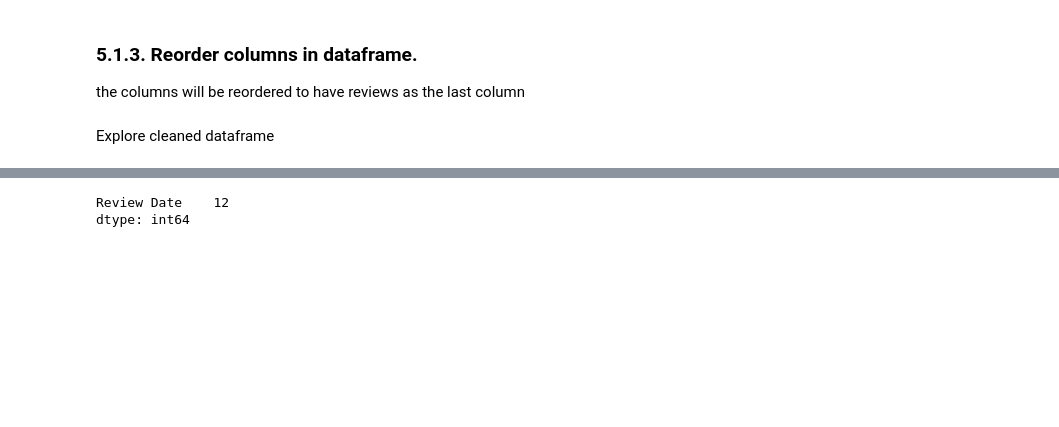
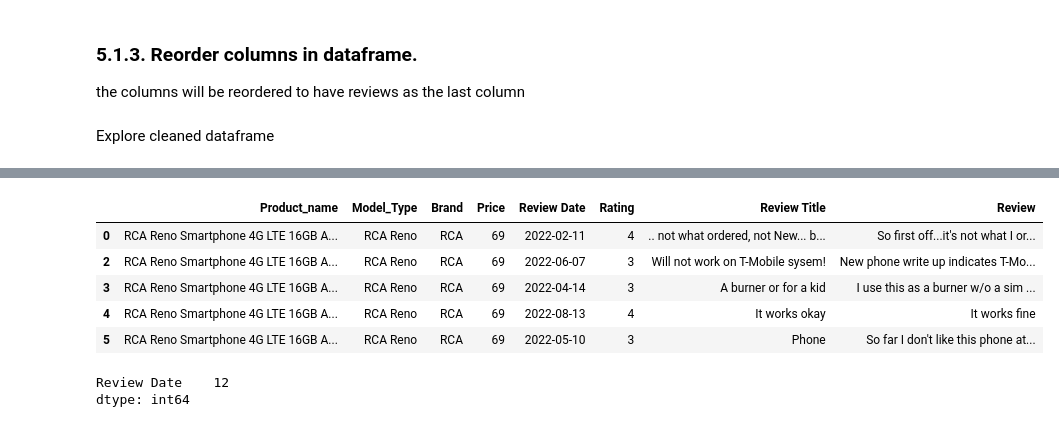
Before and after one commit to Mercy-Njambi/Mobile-Phone-Sentiment-Analysis, a Jupyter notebook: Mobile_Phone_Sentiment_Analysis.ipynb, the cells around one changed output, grey strips where cells are left out. Saved outputs shown, nothing was run; the diff lists cells and outputs as text; code cells hidden in the pictures; blank space fills up the shorter version.

```diff
--- a/Mobile_Phone_Sentiment_Analysis.ipynb
+++ b/Mobile_Phone_Sentiment_Analysis.ipynb
@@ -351,6 +380,17 @@ df.head()
 | 3 | RCA Reno Smartphone 4G LTE 16GB A... | RCA Reno | RCA | 69 | 2022-04-14 | 3 | \nA burner or for a kid\n | \nI use this as a burner w/o a si... |
 | 4 | RCA Reno Smartphone 4G LTE 16GB A... | RCA Reno | RCA | 69 | 2022-08-13 | 4 | \nIt works okay\n | \nIt works fine\n |
 | 5 | RCA Reno Smartphone 4G LTE 16GB A... | RCA Reno | RCA | 69 | 2022-05-10 | 3 | \nPhone\n | \nSo far I don't like this phone ... |
+# %%
+df['Review Title'] = df['Review Title'].str.strip()
+df['Review'] = df['Review'].str.strip()
+df.head()
+# %% [output]
+|  | Product_name | Model_Type | Brand | Price | Review Date | Rating | Review Title | Review |
+| 0 | RCA Reno Smartphone 4G LTE 16GB A... | RCA Reno | RCA | 69 | 2022-02-11 | 4 | .. not what ordered, not New... b... | So first off...it's not what I or... |
+| 2 | RCA Reno Smartphone 4G LTE 16GB A... | RCA Reno | RCA | 69 | 2022-06-07 | 3 | Will not work on T-Mobile sysem! | New phone write up indicates T-Mo... |
+| 3 | RCA Reno Smartphone 4G LTE 16GB A... | RCA Reno | RCA | 69 | 2022-04-14 | 3 | A burner or for a kid | I use this as a burner w/o a sim ... |
+| 4 | RCA Reno Smartphone 4G LTE 16GB A... | RCA Reno | RCA | 69 | 2022-08-13 | 4 | It works okay | It works fine |
+| 5 | RCA Reno Smartphone 4G LTE 16GB A... | RCA Reno | RCA | 69 | 2022-05-10 | 3 | Phone | So far I don't like this phone at... |
 # %%
 # Confirming new changes have created new missing values and if yes drop them
 print(missing_data(df))
```
Also changed, not shown: parts of 19 cells of this notebook.
